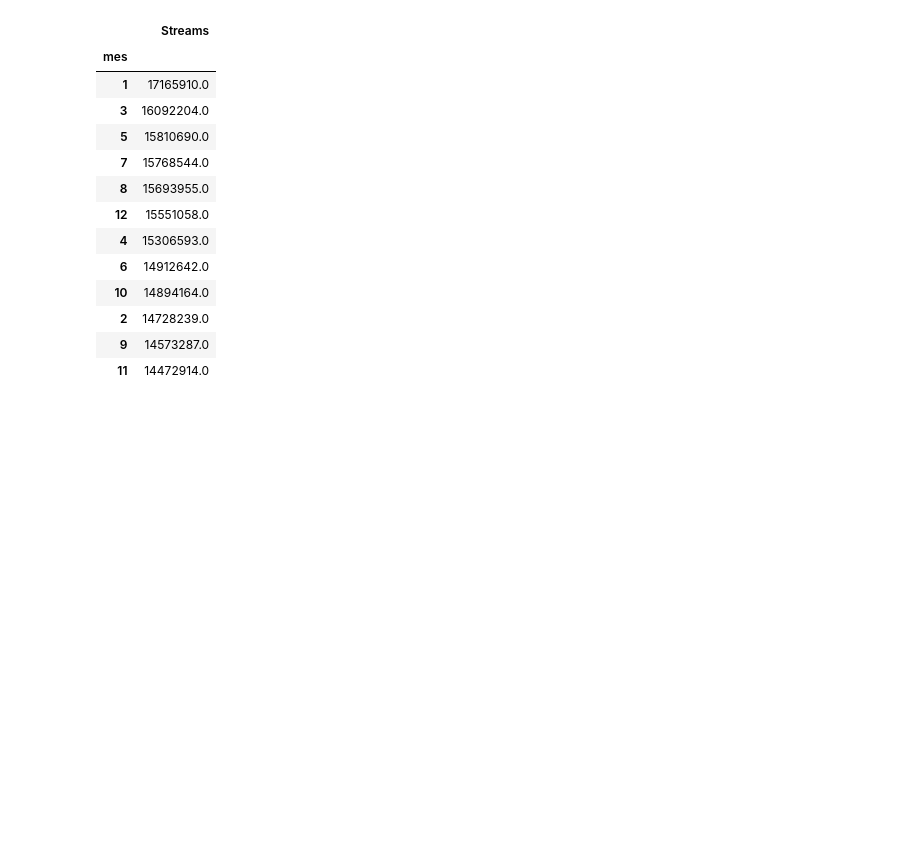
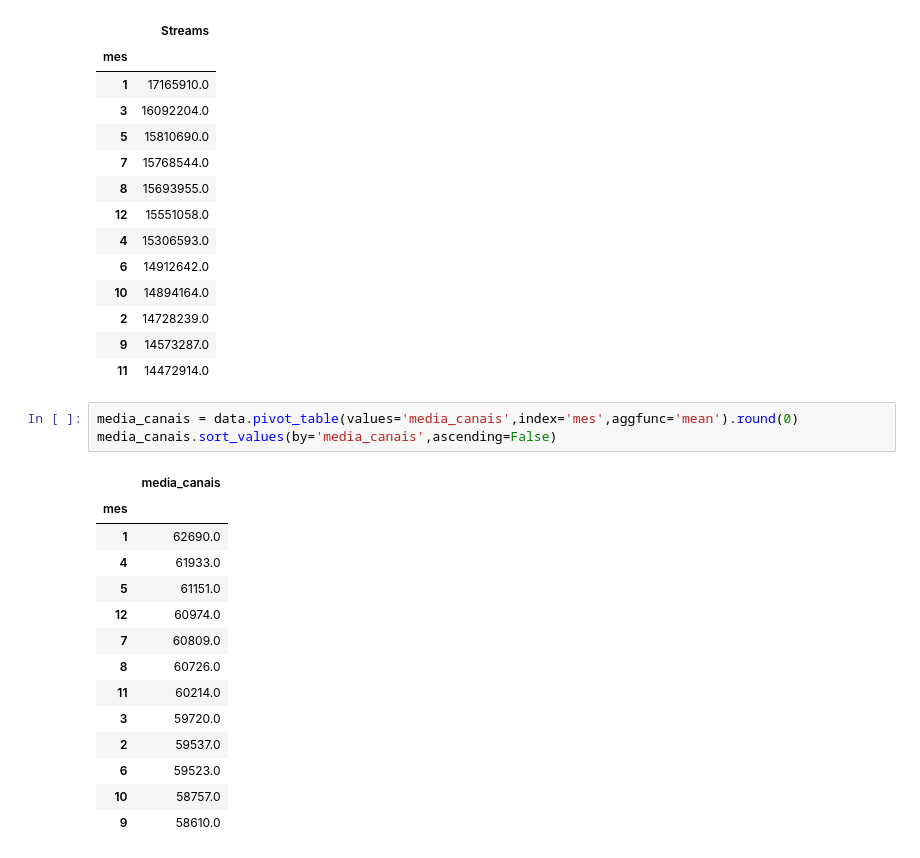
Before and after one commit to Luiz-gabrielsilva/EDA_ADA, a Jupyter notebook: Delson_File.ipynb, the cells around one changed output. Drawn from its saved outputs; the diff is of its cells as text; blank space fills up the shorter version.

```diff
--- a/Delson_File.ipynb
+++ b/Delson_File.ipynb
@@ -170,3 +176,21 @@ media_transmicoes.sort_values(by= 'Streams',ascending=False)
 | 2 | 14728239.0 |
 | 9 | 14573287.0 |
 | 11 | 14472914.0 |
+# %%
+media_canais = data.pivot_table(values='media_canais',index='mes',aggfunc='mean').round(0)
+media_canais.sort_values(by='media_canais',ascending=False)
+# %% [output]
+|  | media_canais |
+| mes |  |
+| 1 | 62690.0 |
+| 4 | 61933.0 |
+| 5 | 61151.0 |
+| 12 | 60974.0 |
+| 7 | 60809.0 |
+| 8 | 60726.0 |
+| 11 | 60214.0 |
+| 3 | 59720.0 |
+| 2 | 59537.0 |
+| 6 | 59523.0 |
+| 10 | 58757.0 |
+| 9 | 58610.0 |
```
Also changed, not shown: parts of 6 cells of this notebook, 1 other file.
